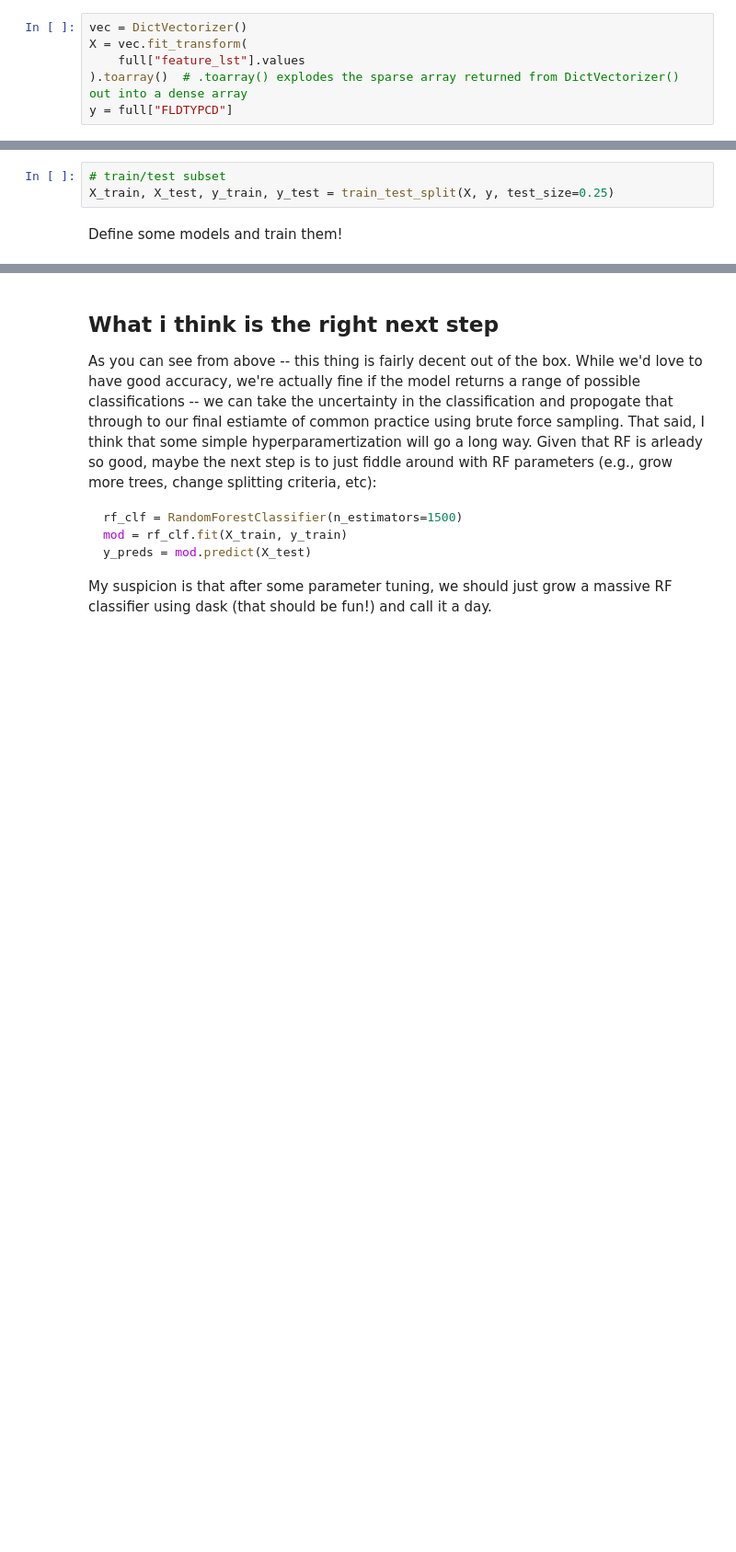
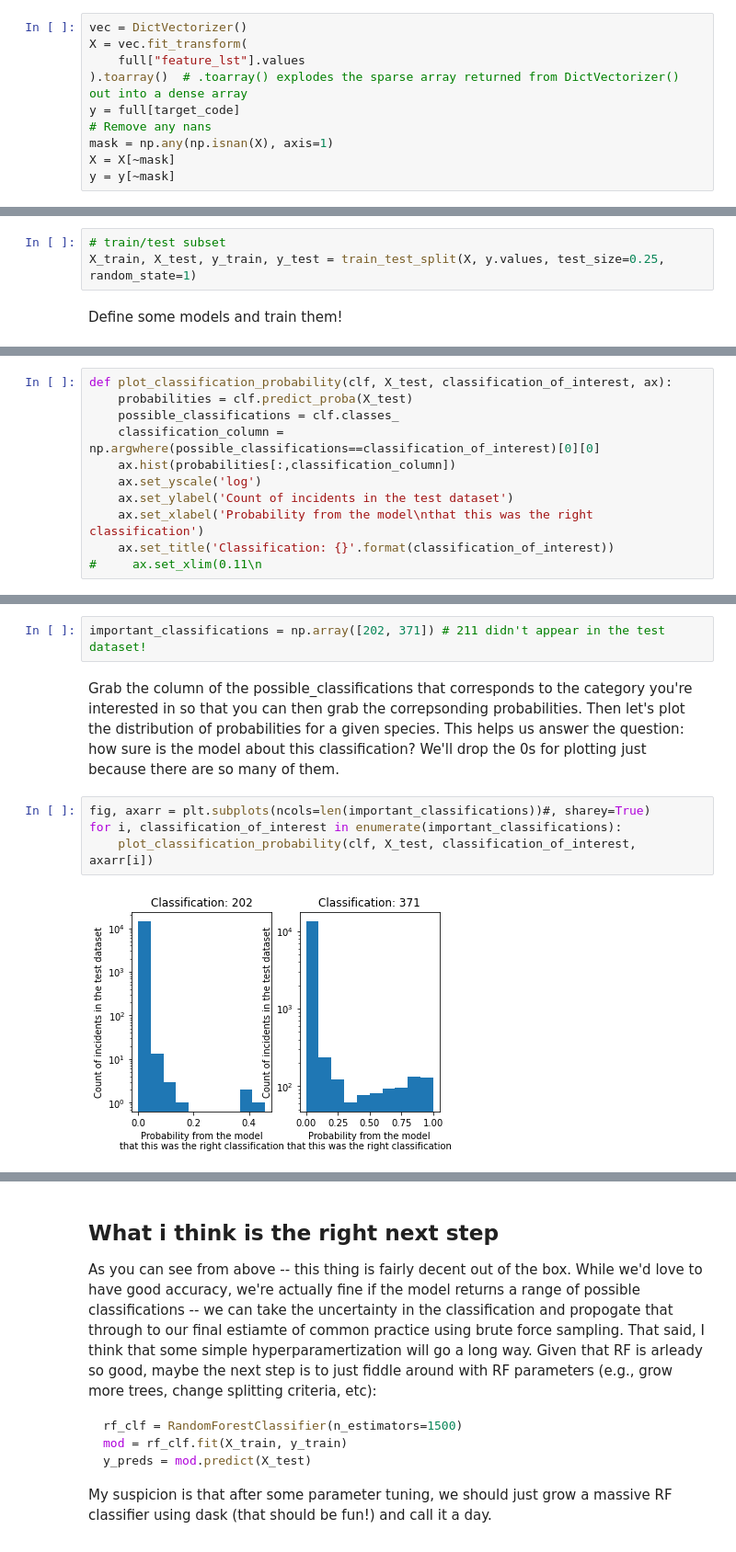
Before and after one commit to carbonplan/forest-offsets, a Jupyter notebook: notebooks/intro-to-fortyp-classification.ipynb, the cells around one changed output, grey strips where cells are left out. Shown at 92% size. Drawn from its saved outputs; the diff is of its cells as text; blank space fills up the shorter version.

Commit message:
Adding analyses on classifications

```diff
--- a/notebooks/intro-to-fortyp-classification.ipynb
+++ b/notebooks/intro-to-fortyp-classification.ipynb
@@ -282,4 +351,8 @@ vec = DictVectorizer()
 X = vec.fit_transform(
     full["feature_lst"].values
 ).toarray()  # .toarray() explodes the sparse array returned from DictVectorizer() out into a dense array
-y = full["FLDTYPCD"]
+y = full[target_code]
+# Remove any nans
+mask = np.any(np.isnan(X), axis=1)
+X = X[~mask]
+y = y[~mask]
@@ -287,7 +362,7 @@ y = full["FLDTYPCD"]
 Split our dataset into train and testing:
 # %%
 # train/test subset
-X_train, X_test, y_train, y_test = train_test_split(X, y, test_size=0.25)
+X_train, X_test, y_train, y_test = train_test_split(X, y.values, test_size=0.25, random_state=1)
 # %% [markdown]
 Define some models and train them!
 # %%
@@ -306,0 +385,11 @@ for name, clf in clfs.items():
+# %%
+def plot_classification_probability(clf, X_test, classification_of_interest, ax):
+    probabilities = clf.predict_proba(X_test)
+    possible_classifications = clf.classes_
+    classification_column = np.argwhere(possible_classifications==classification_of_interest)[0][0]
+    ax.hist(probabilities[:,classification_column])
+    ax.set_yscale('log')
+    ax.set_ylabel('Count of incidents in the test dataset')
+    ax.set_xlabel('Probability from the model\nthat this was the right classification')
+    ax.set_title('Classification: {}'.format(classification_of_interest))
+#     ax.set_xlim(0.11\n
@@ -306,0 +398,10 @@ for name, clf in clfs.items():
+# %%
+important_classifications = np.array([202, 371]) # 211 didn't appear in the test dataset!
+# %% [markdown]
+Grab the column of the possible_classifications that corresponds to the category you're interested in so that you can then grab the correpsonding probabilities. Then let's plot the distribution of probabilities for a given species. This helps us answer the question: how sure is the model about this classification? We'll drop the 0s for plotting just because there are so many of them.
+# %%
+fig, axarr = plt.subplots(ncols=len(important_classifications))#, sharey=True)
+for i, classification_of_interest in enumerate(important_classifications):
+    plot_classification_probability(clf, X_test, classification_of_interest, axarr[i])
+# %% [output]
+[figure, added]
```
Also changed, not shown: parts of 54 cells of this notebook.
